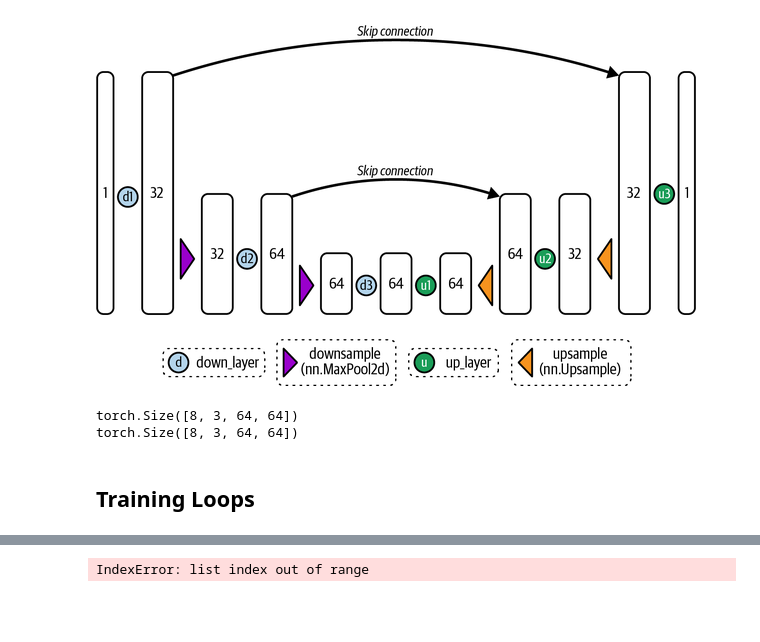
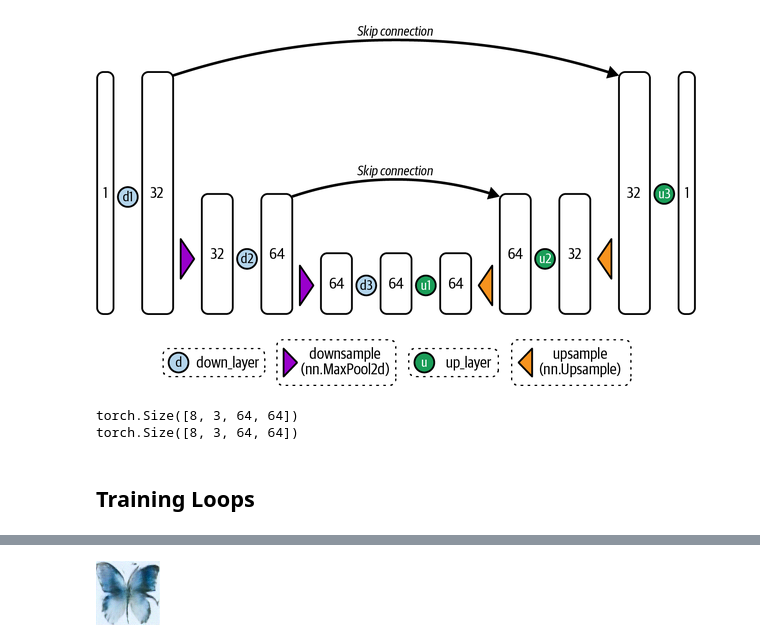
Before and after one commit to PudWin14/Generative_AI_TFM, a Jupyter notebook: Diffusion/Training_diffusion/Train_diffusion_model.ipynb, the cells around one changed output, grey strips where cells are left out. Drawn from its saved outputs; the diff is of its cells as text; code cells hidden in the pictures; blank space fills up the shorter version.

```diff
--- a/Diffusion/Training_diffusion/Train_diffusion_model.ipynb
+++ b/Diffusion/Training_diffusion/Train_diffusion_model.ipynb
@@ -325,4 +346,4 @@ AttributeError: 'list' object has no attribute 'dim'
 # %%
-ims[4]
+ims[0]
 # %% [output]
-IndexError: list index out of range
+[figure, added]
```
Also changed, not shown: parts of 10 cells of this notebook.
